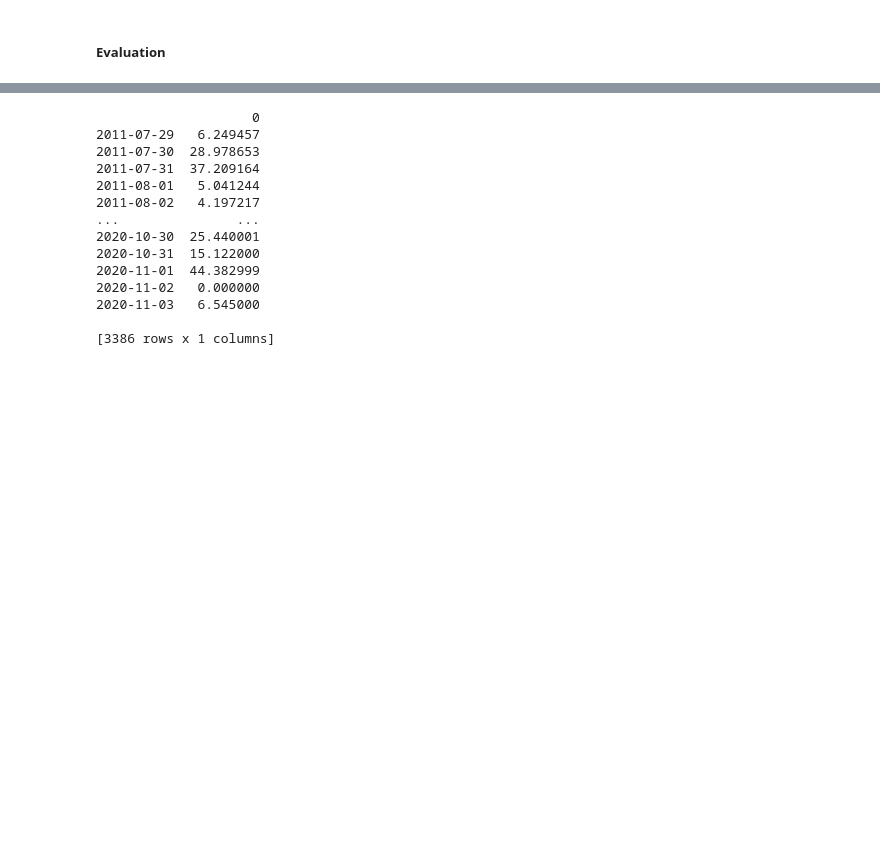
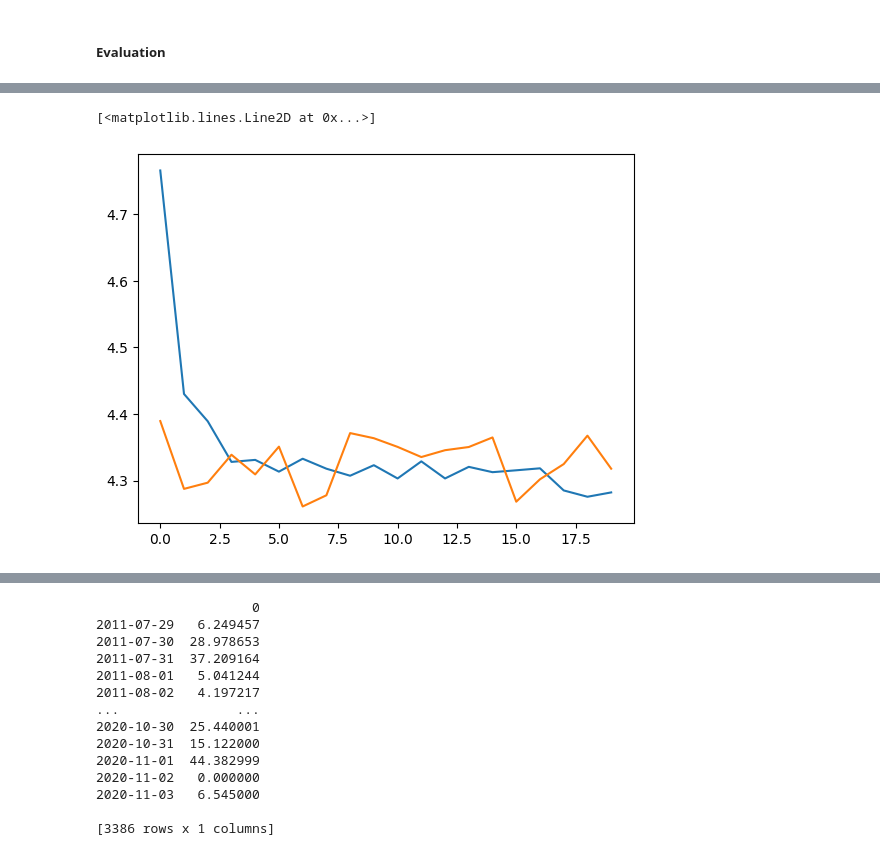
Before and after one commit to Wreck-It-Yuanjie/EV-charging-project, a Jupyter notebook: gluonts_multiple_EVdata.ipynb, the cells around one changed output, grey strips where cells are left out. Saved outputs shown, nothing was run; the diff lists cells and outputs as text; code cells hidden in the pictures; blank space fills up the shorter version.

```diff
--- a/gluonts_multiple_EVdata.ipynb
+++ b/gluonts_multiple_EVdata.ipynb
@@ -308,3 +352,6 @@ test_entry = next(iter(test_ds))
+# %%
+# defining a callback, which will log the training loss for each epoch
+history = TrainingHistory()
 # %%
 simple_feed_forward_estimator = SimpleFeedForwardEstimator(
     num_hidden_dimensions=[50], ## default: 50
@@ -511,3 +597,9 @@ forecast_it, ts_it = train_and_predict(train_ds, test_ds, estimator)
+# %%
+plt.plot(history.loss_history)
+plt.plot(history.validation_loss_history)
+# %% [output]
+[<matplotlib.lines.Line2D at 0x...>]
+[figure, added]
 # %%
 forecast = list(forecast_it)
 tss = list(ts_it)
```
Also changed, not shown: parts of 46 cells of this notebook, 1 other file.
